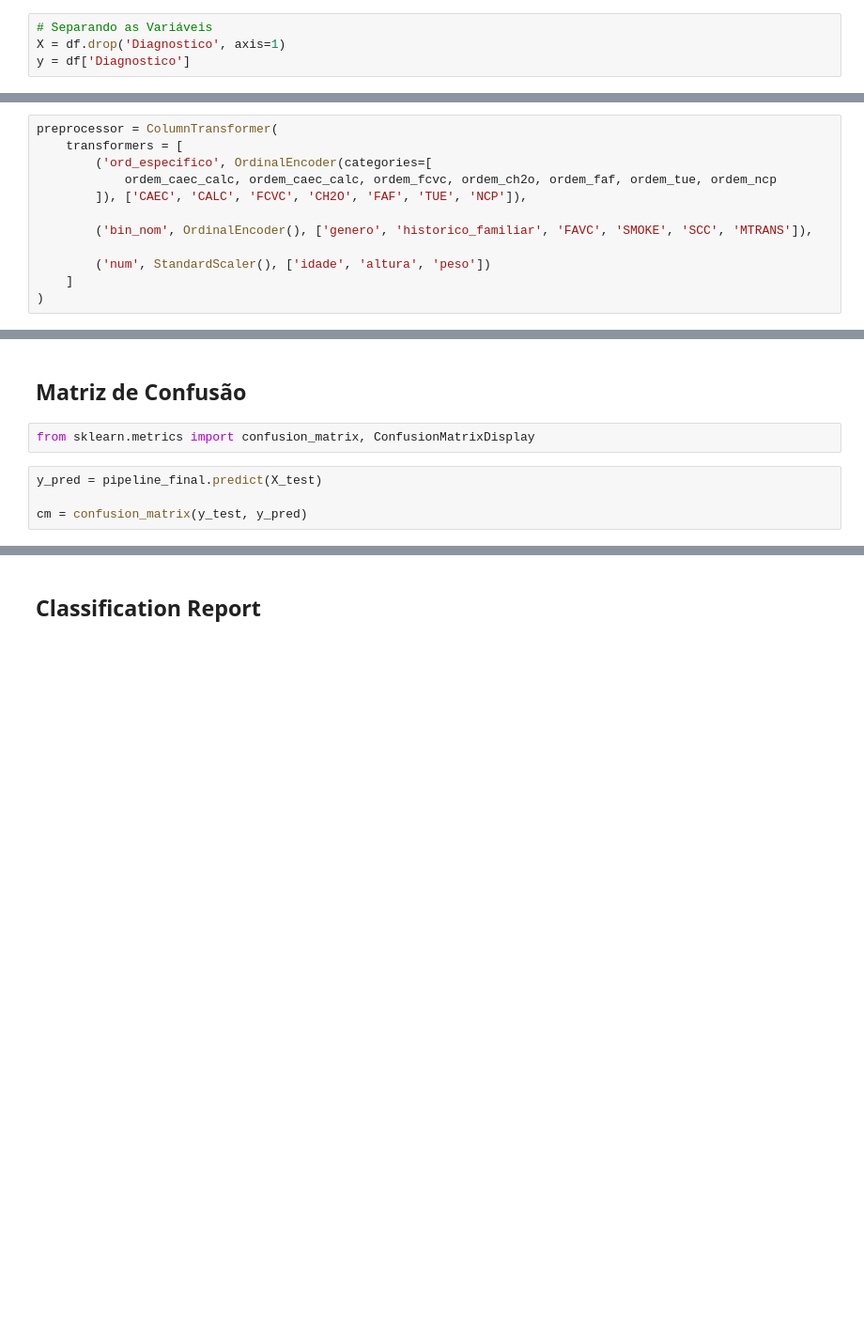
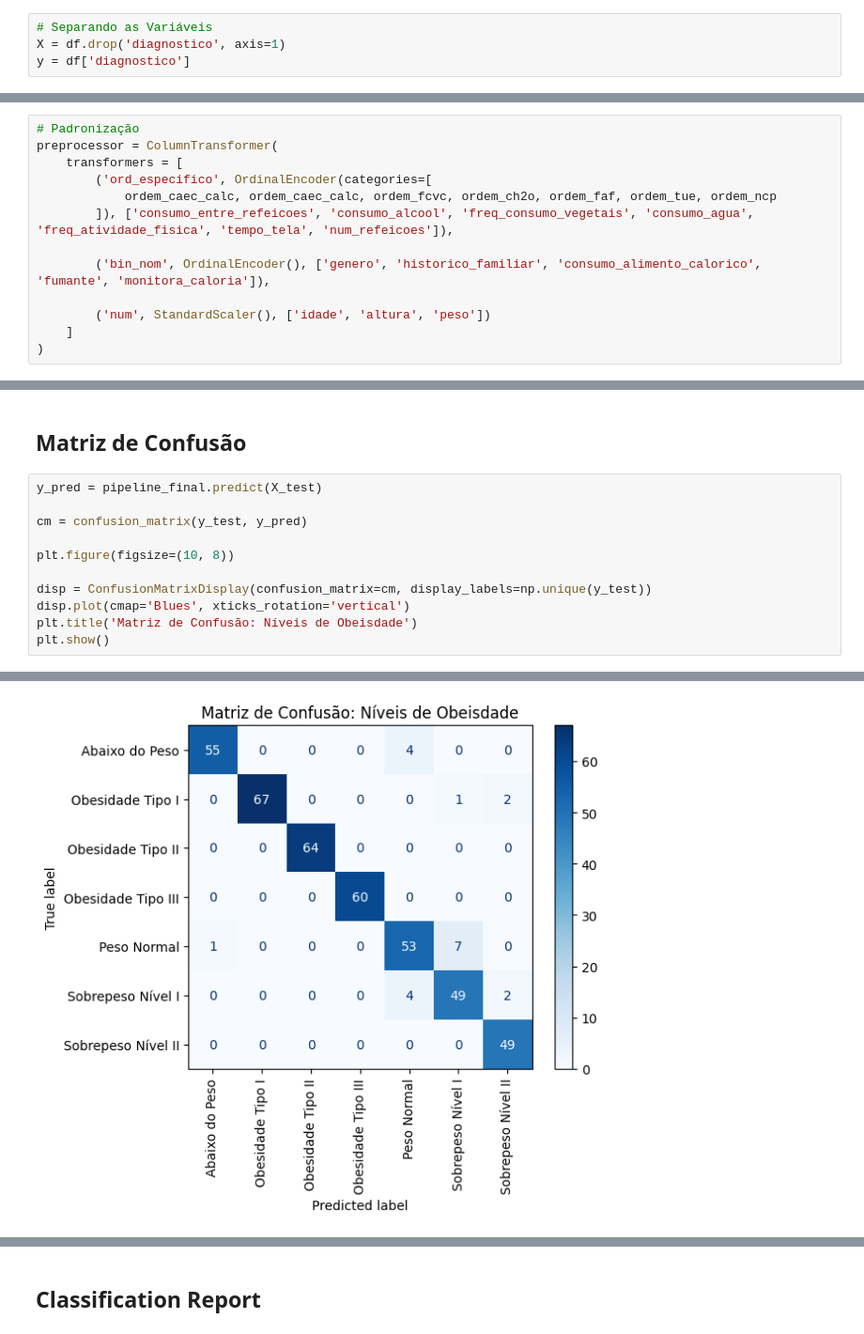
Before and after one commit to leticiacdavid12-hash/tech-challenge-fase4-obesidade, a Jupyter notebook: notebooks/notebook.ipynb, the cells around one changed output, grey strips where cells are left out. Shown at 94% size. Saved outputs shown, nothing was run; the diff lists cells and outputs as text; blank space fills up the shorter version.

```diff
--- a/notebooks/notebook.ipynb
+++ b/notebooks/notebook.ipynb
@@ -302,7 +271,7 @@ Text(0.5, 1.0, 'Distribuição de Peso por Gênero')
 # %%
 # Separando as Variáveis
-X = df.drop('Diagnostico', axis=1)
-y = df['Diagnostico']
+X = df.drop('diagnostico', axis=1)
+y = df['diagnostico']
 # %%
 # Dividindo em treino e teste
 
@@ -334,13 +295,14 @@ ordem_faf  = ['Nenhuma', '1 a 2 vezes por semana', '3 a 4 vezes por semana', '5
 ordem_tue  = ['0 a 2 horas por dia', '3 a 5 horas por dia', 'Mais de 5 horas por dia']
 ordem_ncp = ['1 refeição', '2 refeições', '3 refeições', '4 ou mais refeições']
 # %%
+# Padronização
 preprocessor = ColumnTransformer(
     transformers = [
         ('ord_especifico', OrdinalEncoder(categories=[
             ordem_caec_calc, ordem_caec_calc, ordem_fcvc, ordem_ch2o, ordem_faf, ordem_tue, ordem_ncp
-        ]), ['CAEC', 'CALC', 'FCVC', 'CH2O', 'FAF', 'TUE', 'NCP']),
+        ]), ['consumo_entre_refeicoes', 'consumo_alcool', 'freq_consumo_vegetais', 'consumo_agua', 'freq_atividade_fisica', 'tempo_tela', 'num_refeicoes']),
 
-        ('bin_nom', OrdinalEncoder(), ['genero', 'historico_familiar', 'FAVC', 'SMOKE', 'SCC', 'MTRANS']),
+        ('bin_nom', OrdinalEncoder(), ['genero', 'historico_familiar', 'consumo_alimento_calorico', 'fumante', 'monitora_caloria']),
 
         ('num', StandardScaler(), ['idade', 'altura', 'peso'])
     ]
@@ -377,8 +346,14 @@ Acurácia global: 96.17%
 # %% [markdown]
 ## Matriz de Confusão
-# %%
-from sklearn.metrics import confusion_matrix, ConfusionMatrixDisplay
 # %%
 y_pred = pipeline_final.predict(X_test)
 
 cm = confusion_matrix(y_test, y_pred)
+
+plt.figure(figsize=(10, 8))
+
+disp = ConfusionMatrixDisplay(confusion_matrix=cm, display_labels=np.unique(y_test))
+disp.plot(cmap='Blues', xticks_rotation='vertical')
+plt.title('Matriz de Confusão: Níveis de Obeisdade')
+plt.show()
+# %% [output]
@@ -384,0 +361 @@ cm = confusion_matrix(y_test, y_pred)
+[figure, added]
```
Also changed, not shown: parts of 51 cells of this notebook, 4 other files.
